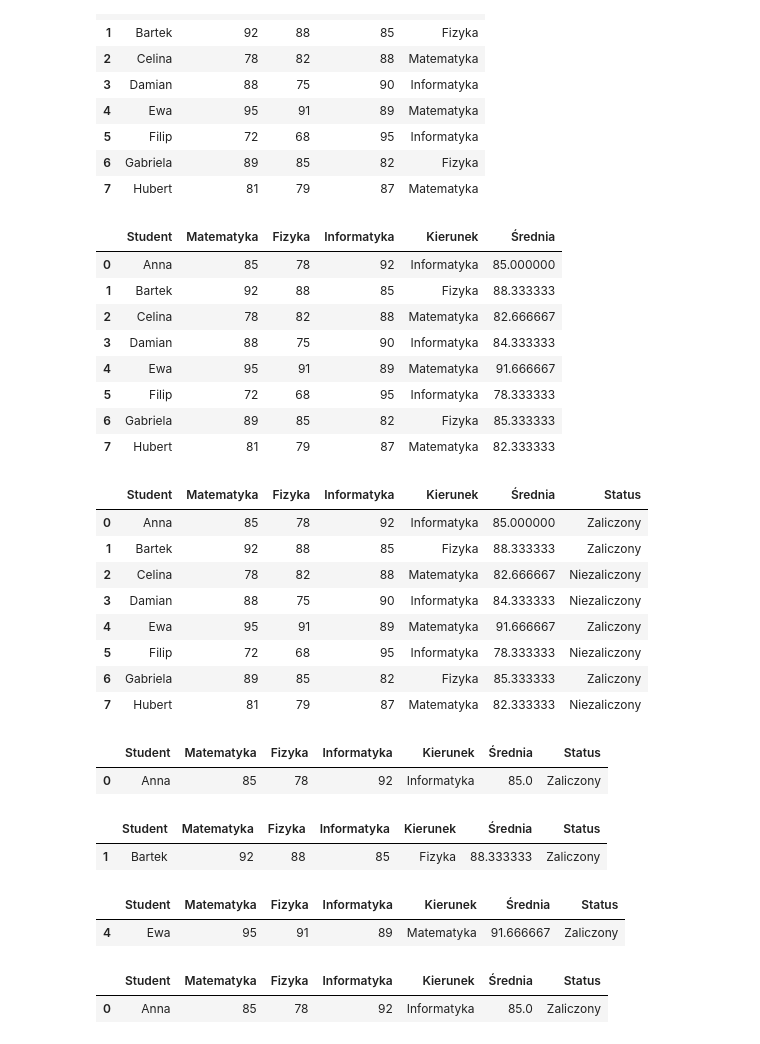
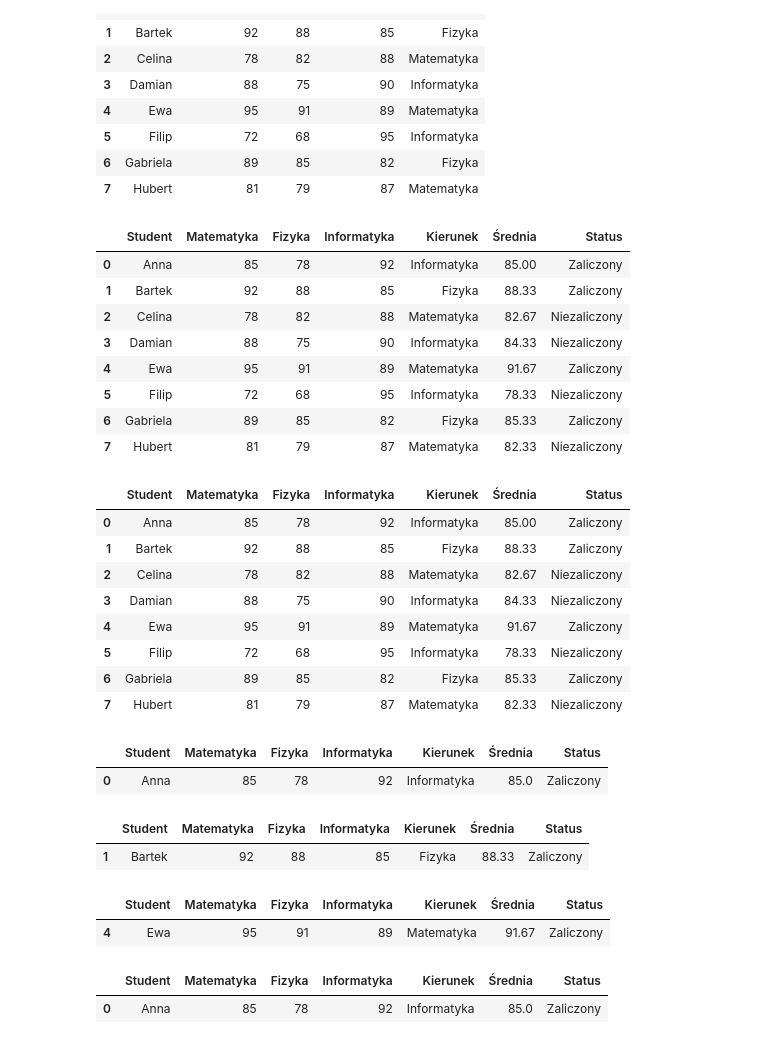
Before and after one commit to Student410210/Praca-z-zaj-, a Jupyter notebook: wstep_do_pandas.ipynb, the cells around one changed output. Drawn from its saved outputs; the diff is of its cells as text; code cells hidden in the pictures.

```diff
--- a/wstep_do_pandas.ipynb
+++ b/wstep_do_pandas.ipynb
@@ -589,30 +589,31 @@ df
 | 7 | Hubert | 81 | 79 | 87 | Matematyka |
 # %%
 df["Średnia"] = (df["Matematyka"]+df["Fizyka"]+df["Informatyka"])/3
+df["Średnia"] = df["Średnia"].round(2)
 df
 # %% [output]
-|  | Student | Matematyka | Fizyka | Informatyka | Kierunek | Średnia |
-| 0 | Anna | 85 | 78 | 92 | Informatyka | 85.000000 |
-| 1 | Bartek | 92 | 88 | 85 | Fizyka | 88.333333 |
-| 2 | Celina | 78 | 82 | 88 | Matematyka | 82.666667 |
-| 3 | Damian | 88 | 75 | 90 | Informatyka | 84.333333 |
-| 4 | Ewa | 95 | 91 | 89 | Matematyka | 91.666667 |
-| 5 | Filip | 72 | 68 | 95 | Informatyka | 78.333333 |
-| 6 | Gabriela | 89 | 85 | 82 | Fizyka | 85.333333 |
-| 7 | Hubert | 81 | 79 | 87 | Matematyka | 82.333333 |
+|  | Student | Matematyka | Fizyka | Informatyka | Kierunek | Średnia | Status |
+| 0 | Anna | 85 | 78 | 92 | Informatyka | 85.00 | Zaliczony |
+| 1 | Bartek | 92 | 88 | 85 | Fizyka | 88.33 | Zaliczony |
+| 2 | Celina | 78 | 82 | 88 | Matematyka | 82.67 | Niezaliczony |
+| 3 | Damian | 88 | 75 | 90 | Informatyka | 84.33 | Niezaliczony |
+| 4 | Ewa | 95 | 91 | 89 | Matematyka | 91.67 | Zaliczony |
+| 5 | Filip | 72 | 68 | 95 | Informatyka | 78.33 | Niezaliczony |
+| 6 | Gabriela | 89 | 85 | 82 | Fizyka | 85.33 | Zaliczony |
+| 7 | Hubert | 81 | 79 | 87 | Matematyka | 82.33 | Niezaliczony |
 # %%
 df["Status"] = df["Średnia"].apply(lambda x: "Zaliczony" if x >= 85 else "Niezaliczony")
 df
 # %% [output]
 |  | Student | Matematyka | Fizyka | Informatyka | Kierunek | Średnia | Status |
-| 0 | Anna | 85 | 78 | 92 | Informatyka | 85.000000 | Zaliczony |
-| 1 | Bartek | 92 | 88 | 85 | Fizyka | 88.333333 | Zaliczony |
-| 2 | Celina | 78 | 82 | 88 | Matematyka | 82.666667 | Niezaliczony |
-| 3 | Damian | 88 | 75 | 90 | Informatyka | 84.333333 | Niezaliczony |
-| 4 | Ewa | 95 | 91 | 89 | Matematyka | 91.666667 | Zaliczony |
-| 5 | Filip | 72 | 68 | 95 | Informatyka | 78.333333 | Niezaliczony |
-| 6 | Gabriela | 89 | 85 | 82 | Fizyka | 85.333333 | Zaliczony |
-| 7 | Hubert | 81 | 79 | 87 | Matematyka | 82.333333 | Niezaliczony |
+| 0 | Anna | 85 | 78 | 92 | Informatyka | 85.00 | Zaliczony |
+| 1 | Bartek | 92 | 88 | 85 | Fizyka | 88.33 | Zaliczony |
+| 2 | Celina | 78 | 82 | 88 | Matematyka | 82.67 | Niezaliczony |
+| 3 | Damian | 88 | 75 | 90 | Informatyka | 84.33 | Niezaliczony |
+| 4 | Ewa | 95 | 91 | 89 | Matematyka | 91.67 | Zaliczony |
+| 5 | Filip | 72 | 68 | 95 | Informatyka | 78.33 | Niezaliczony |
+| 6 | Gabriela | 89 | 85 | 82 | Fizyka | 85.33 | Zaliczony |
+| 7 | Hubert | 81 | 79 | 87 | Matematyka | 82.33 | Niezaliczony |
 # %%
 df[df["Kierunek"] == "Informatyka"].sort_values("Średnia", ascending=False).head(1)
 # %% [output]
@@ -622,12 +623,12 @@ df[df["Kierunek"] == "Informatyka"].sort_values("Średnia", ascending=False).hea
 df[df["Kierunek"] == "Fizyka"].sort_values("Średnia", ascending=False).head(1)
 # %% [output]
 |  | Student | Matematyka | Fizyka | Informatyka | Kierunek | Średnia | Status |
-| 1 | Bartek | 92 | 88 | 85 | Fizyka | 88.333333 | Zaliczony |
+| 1 | Bartek | 92 | 88 | 85 | Fizyka | 88.33 | Zaliczony |
 # %%
 df[df["Kierunek"] == "Matematyka"].sort_values("Średnia", ascending=False).head(1)
 # %% [output]
 |  | Student | Matematyka | Fizyka | Informatyka | Kierunek | Średnia | Status |
-| 4 | Ewa | 95 | 91 | 89 | Matematyka | 91.666667 | Zaliczony |
+| 4 | Ewa | 95 | 91 | 89 | Matematyka | 91.67 | Zaliczony |
 # %%
 #Znajdź wszystkich studentów informatyki, którzy mają średnią >= 85 i wynik z informatyki >= 90, posortowanych według średniej malejąco
 df[(df["Kierunek"] == "Informatyka") & (df['Średnia'] >= 85) & (df['Informatyka'] >= 90)].sort_values("Średnia", ascending=False)
```
